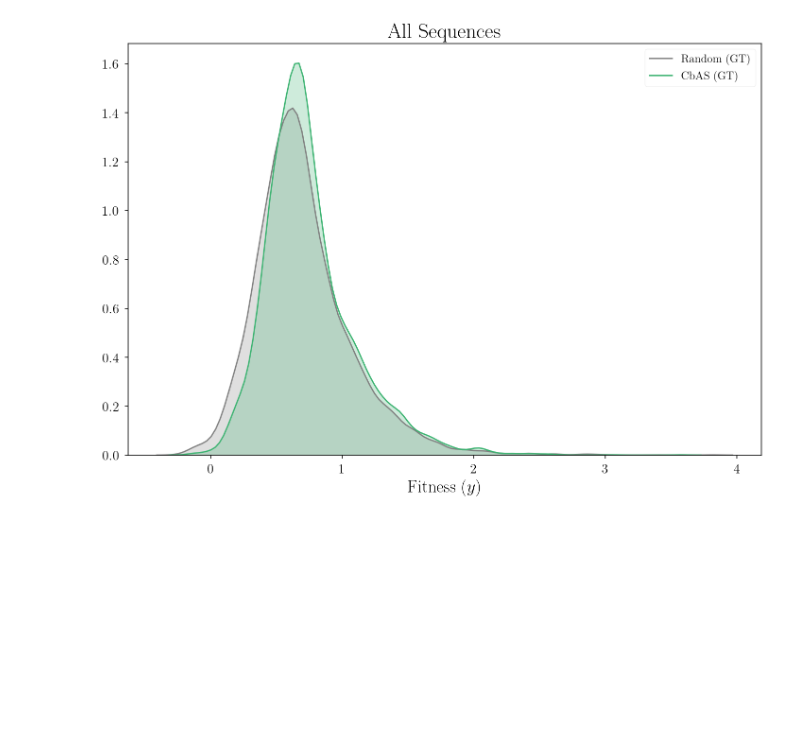
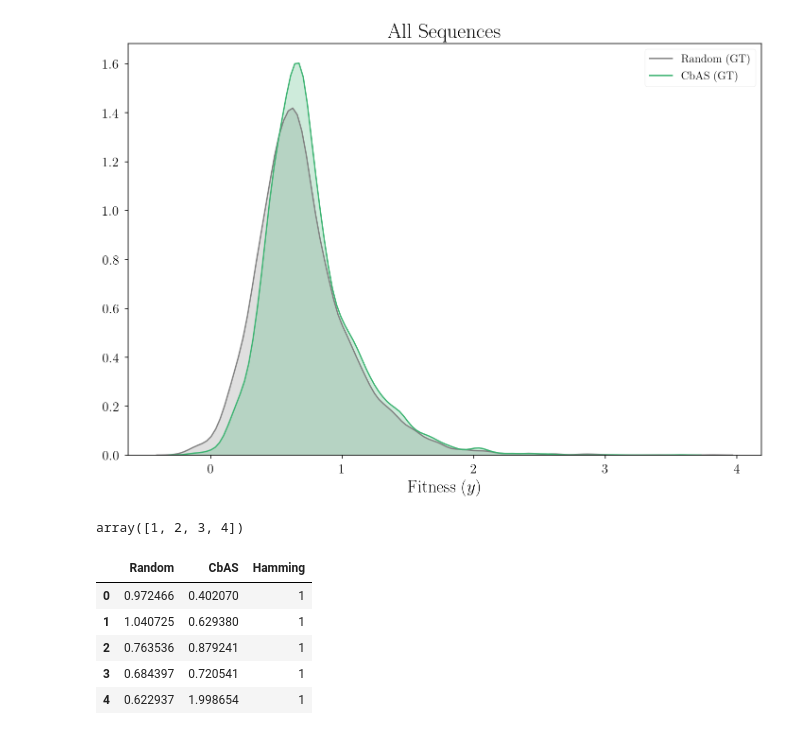
Before and after one commit to ayushkarnawat/profit, a Jupyter notebook: examples/gb1/pred_vs_true.ipynb, the cells around one changed output. Saved outputs shown, nothing was run; the diff lists cells and outputs as text; code cells hidden in the pictures; blank space fills up the shorter version.

```diff
--- a/examples/gb1/pred_vs_true.ipynb
+++ b/examples/gb1/pred_vs_true.ipynb
@@ -870,4 +1004,13 @@ Text(0.5, 1.0, 'All Sequences')
 # %%
 template = list("MTYKLILNGKTLKGETTTEAVDAATAEKVFKQYANDNGVDGEWTYDDATKTFTVTE")
 cbas_hamming = (unique_seqs != template).sum(axis=-1)
+random_hamming = (np.array([tokenizer.decode(seq)
+                            for seq in Vaa.numpy()]) != template).sum(axis=-1)
+mutation_classes, random_hamming_count = np.unique(random_hamming, return_counts=True)
 mutation_classes, cbas_hamming_count = np.unique(cbas_hamming, return_counts=True)
+
+if 0 in mutation_classes:
+    mutation_classes = mutation_classes[1:]
+mutation_classes
+# %% [output]
+array([1, 2, 3, 4])
@@ -878,0 +1017,27 @@ mutation_classes, random_hamming_count = np.unique(random_hamming, return_counts
+# %%
+cols = ["Random", "CbAS", "Hamming"]
+
+df = pd.DataFrame(columns=cols)
+for t in mutation_classes:
+    random_hamming_vals = mu_gt[np.where(random_hamming == t)]
+    cbas_hamming_vals = unique_y_gt[np.where(cbas_hamming == t)]
+
+    max_num_vals = max(random_hamming_vals.shape[0], cbas_hamming_vals.shape[0])
+    random_hamming_class = np.array([np.nan] * max_num_vals)
+    random_hamming_class[:len(random_hamming_vals)] = random_hamming_vals
+    cbas_hamming_class = np.array([np.nan] * max_num_vals)
+    cbas_hamming_class[:len(cbas_hamming_vals)] = cbas_hamming_vals
+    hamming_class = np.array([t] * max_num_vals)
+
+    class_dict = dict(zip(cols, [random_hamming_class,
+                                cbas_hamming_class,
+                                hamming_class]))
+    df = df.append(pd.DataFrame(class_dict), ignore_index=True)
+df.head()
+# %% [output]
+|  | Random | CbAS | Hamming |
+| 0 | 0.972466 | 0.402070 | 1 |
+| 1 | 1.040725 | 0.629380 | 1 |
+| 2 | 0.763536 | 0.879241 | 1 |
+| 3 | 0.684397 | 0.720541 | 1 |
+| 4 | 0.622937 | 1.998654 | 1 |
```
Also changed, not shown: parts of 11 cells of this notebook, 1 other file.
